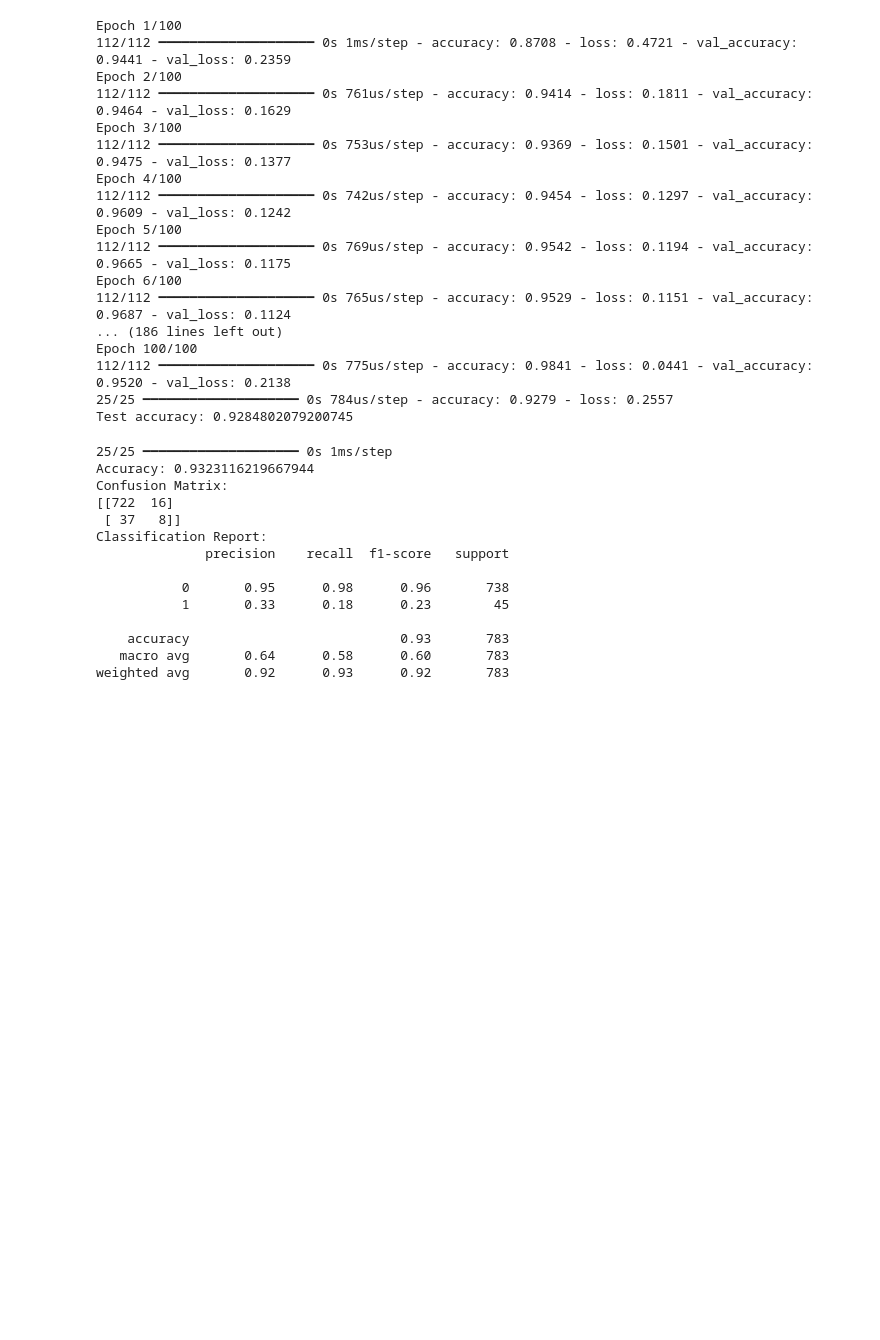
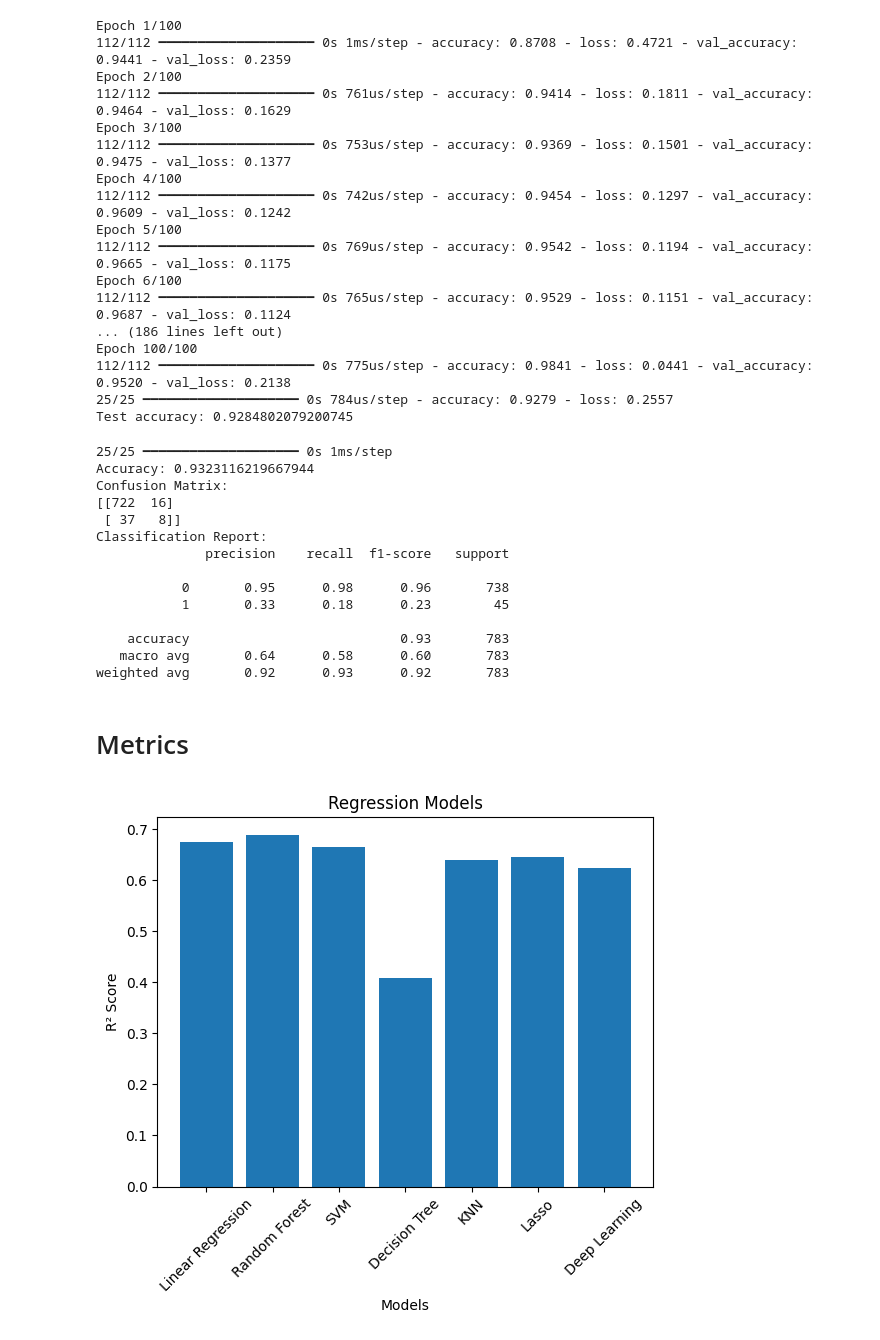
Before and after one commit to JuaniSimieli/F1-Predictions, a Jupyter notebook: ML-modelling/ml_model.ipynb, the cells around one changed output. Cells and saved outputs as stored; diff of their text form; code cells hidden in the pictures; blank space fills up the shorter version.

Commit message:
added model metrics

```diff
--- a/ML-modelling/ml_model.ipynb
+++ b/ML-modelling/ml_model.ipynb
@@ -367,3 +367,37 @@ Classification Report:
     accuracy                           0.93       783
    macro avg       0.64      0.58      0.60       783
 weighted avg       0.92      0.93      0.92       783
+# %% [markdown]
+# Metrics
+# %%
+import matplotlib.pyplot as plt
+from sklearn.metrics import r2_score
+
+reg_models_info = [
+    ("Linear Regression", "reg_lr_y_test"),
+    ("Random Forest", "reg_rf_y_test"),
+    ("SVM", "reg_svm_y_test"),
+    ("Decision Tree", "reg_dt_y_test"),
+    ("KNN", "reg_knn_y_test"),
+    ("Lasso", "reg_lasso_y_test"),
+    ("Deep Learning", "dl_reg_y_pred")
+]
+
+reg_r2_scores = []
+reg_model_names = []
+
+for model_name, y_test_var_name in reg_models_info:
+    y_test_var = globals()[y_test_var_name]
+
+    r2 = r2_score(y_test, y_test_var)
+    reg_r2_scores.append(r2)
+    reg_model_names.append(model_name)
+
+plt.bar(reg_model_names, reg_r2_scores)
+plt.xlabel('Models')
+plt.ylabel('R² Score')
+plt.title('Regression Models')
+plt.xticks(rotation=45)
+plt.show()
+# %% [output]
+[figure, added]
```
Also changed, not shown: parts of 1 cell of this notebook, 2 other files.
